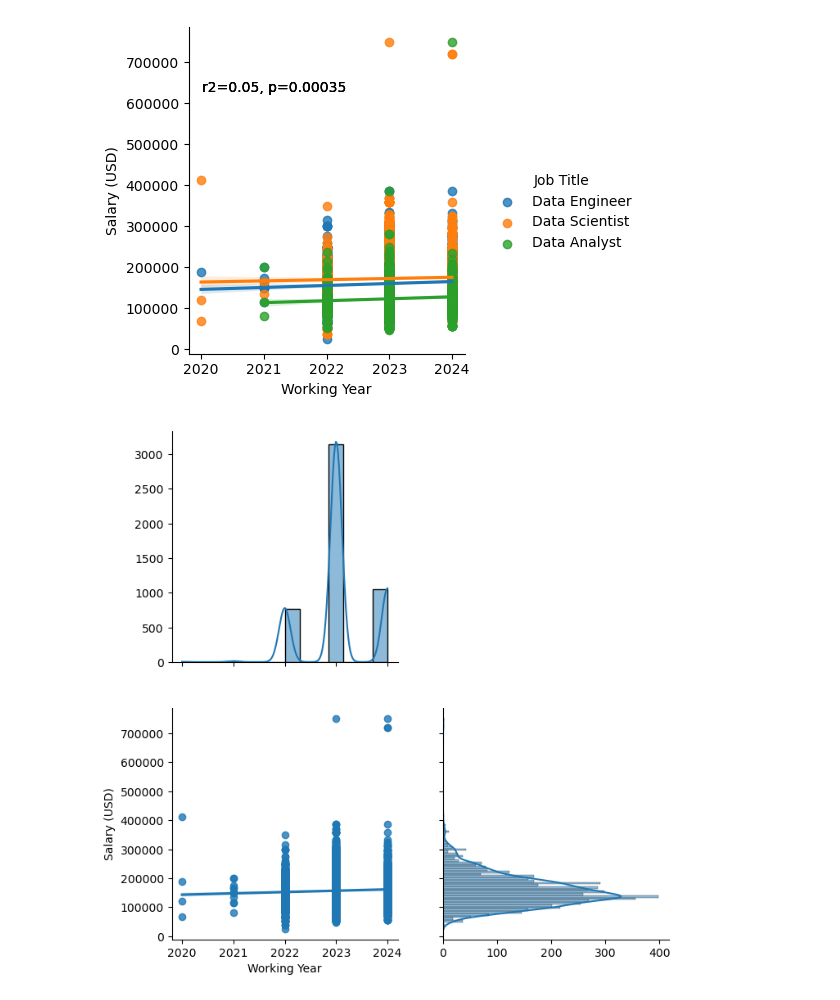
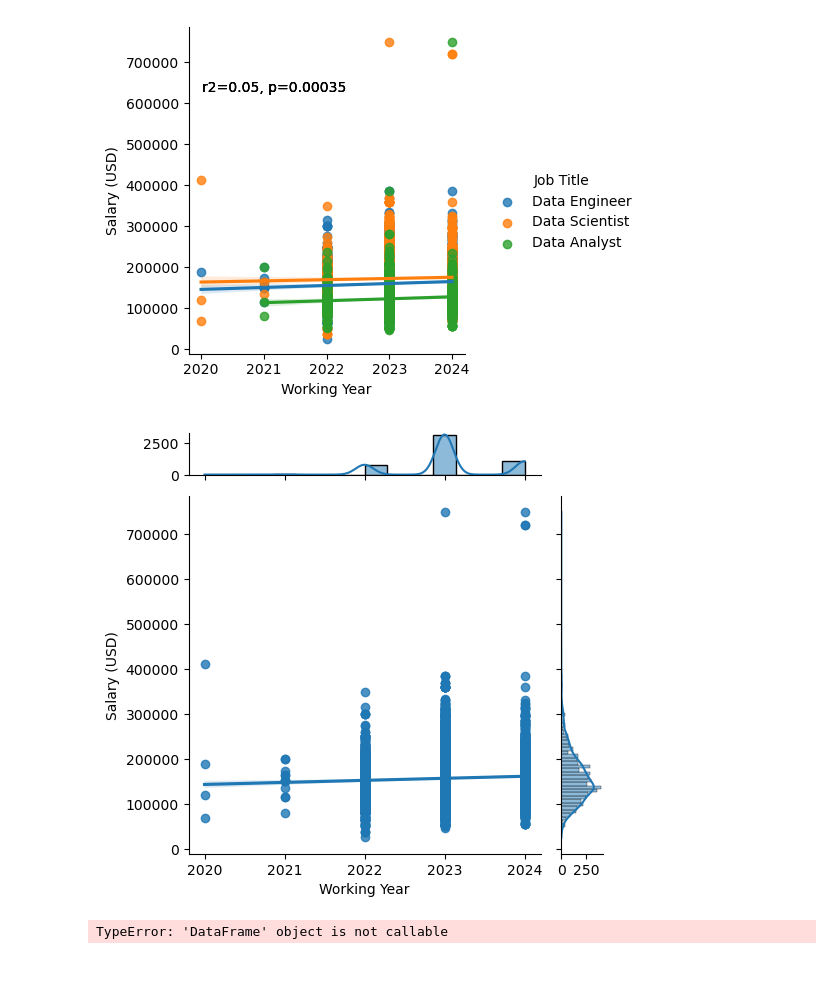
Before and after one commit to chadhollman/data-analyst-job-trends-2020-2024, a Jupyter notebook: tasha_lm_regression_analysis.ipynb, the cells around one changed output. Saved outputs shown, nothing was run; the diff lists cells and outputs as text; code cells hidden in the pictures; blank space fills up the shorter version.

```diff
--- a/tasha_lm_regression_analysis.ipynb
+++ b/tasha_lm_regression_analysis.ipynb
@@ -200,9 +200,18 @@ lmplot_senior.savefig("lmplot_senior.png", dpi = 400)
 [figure]
 # %%
 # Create joint plot for senior level positions in the US
-joint_plot_senior = sns.jointplot(x = "Working Year", y = "Salary (USD)", data = subset_usa_senior, kind = "reg", height = 7, ratio = 1, marginal_ticks=True)
+joint_plot_senior = sns.jointplot(x = "Working Year", y = "Salary (USD)", data = subset_usa_senior, kind = "reg", height = 5, ratio = 6, marginal_ticks=True, space = 0.5)
 joint_plot_senior.savefig("jointplot_senior.png", dpi = 400)
 # %% [output]
-[figure, old version]
+[figure, new version]
 # %%
 ### END ###
+# %%
+test = cleaned_renamed.drop(cleaned_renamed[cleaned_renamed["Experience Level"] == "EX"].index)
+
+test_usa = test(test["Location of Company (Country)"] == "US")
+
+#test_usa = test.loc[["Data Engineer","Data Scientist", "Data Analyst"], :]
+#test_usa = test(test(cleaned_renamed["Location of Company (Country)"] == "US"))
+# %% [output]
+TypeError: 'DataFrame' object is not callable
```
Also changed, not shown: parts of 3 cells of this notebook, 3 other files.
